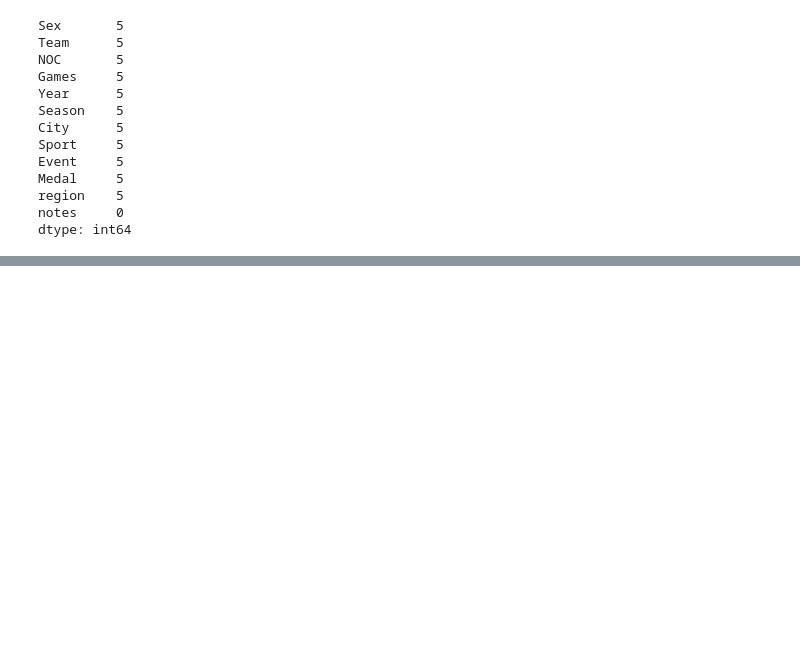
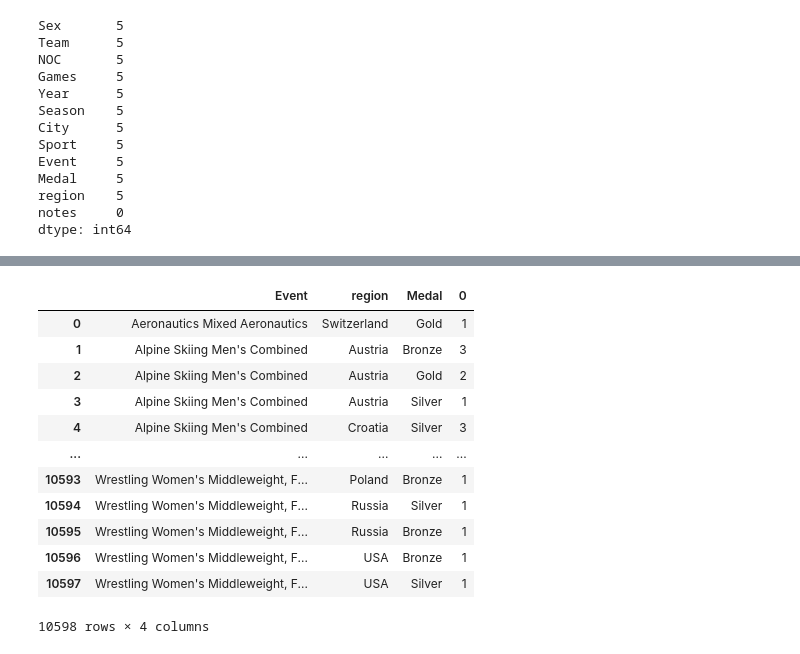
Before and after one commit to wlinds/ITHS-Projekt-OS, a Jupyter notebook: Notes/jonas_uppgift_2.ipynb, the cells around one changed output, grey strips where cells are left out. Cells and saved outputs as stored; diff of their text form; code cells hidden in the pictures; blank space fills up the shorter version.

```diff
--- a/Notes/jonas_uppgift_2.ipynb
+++ b/Notes/jonas_uppgift_2.ipynb
@@ -174,0 +253,17 @@ xcs_df_relay10km
+# %%
+df_relay = df.groupby(["Event", "region"])[["Medal"]].value_counts().to_frame().reset_index().drop_duplicates()
+df_relay
+# %% [output]
+|  | Event | region | Medal | 0 |
+| 0 | Aeronautics Mixed Aeronautics | Switzerland | Gold | 1 |
+| 1 | Alpine Skiing Men's Combined | Austria | Bronze | 3 |
+| 2 | Alpine Skiing Men's Combined | Austria | Gold | 2 |
+| 3 | Alpine Skiing Men's Combined | Austria | Silver | 1 |
+| 4 | Alpine Skiing Men's Combined | Croatia | Silver | 3 |
+| ... | ... | ... | ... | ... |
+| 10593 | Wrestling Women's Middleweight, F... | Poland | Bronze | 1 |
+| 10594 | Wrestling Women's Middleweight, F... | Russia | Silver | 1 |
+| 10595 | Wrestling Women's Middleweight, F... | Russia | Bronze | 1 |
+| 10596 | Wrestling Women's Middleweight, F... | USA | Bronze | 1 |
+| 10597 | Wrestling Women's Middleweight, F... | USA | Silver | 1 |
+10598 rows × 4 columns
```
Also changed, not shown: parts of 14 cells of this notebook.
